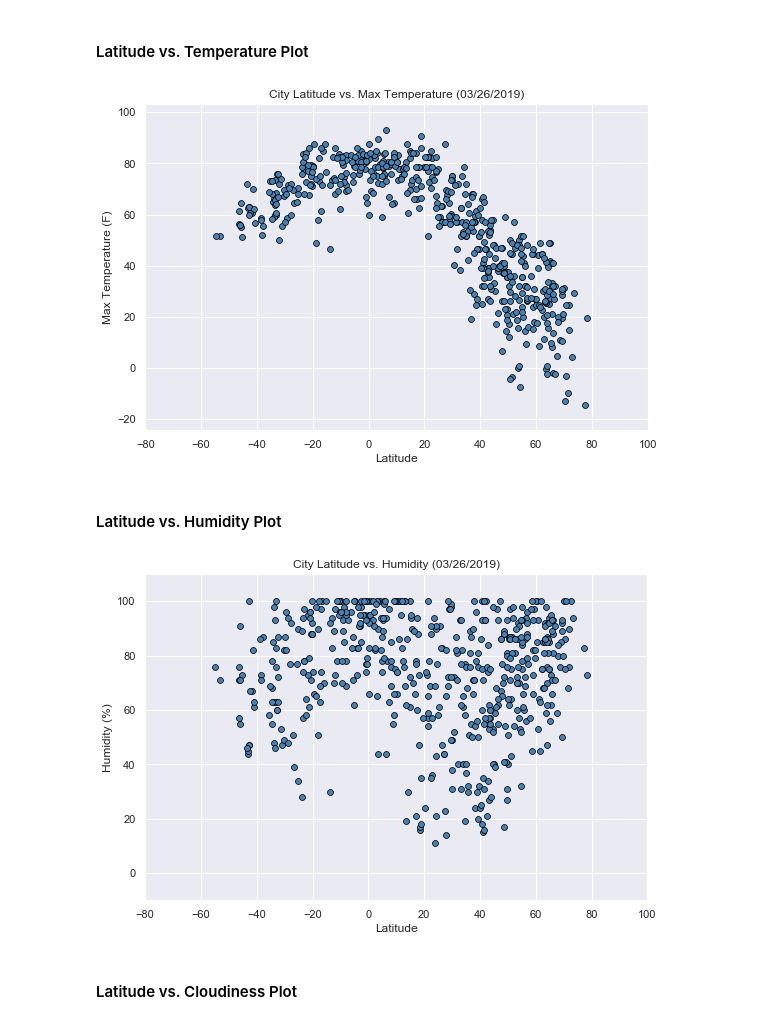
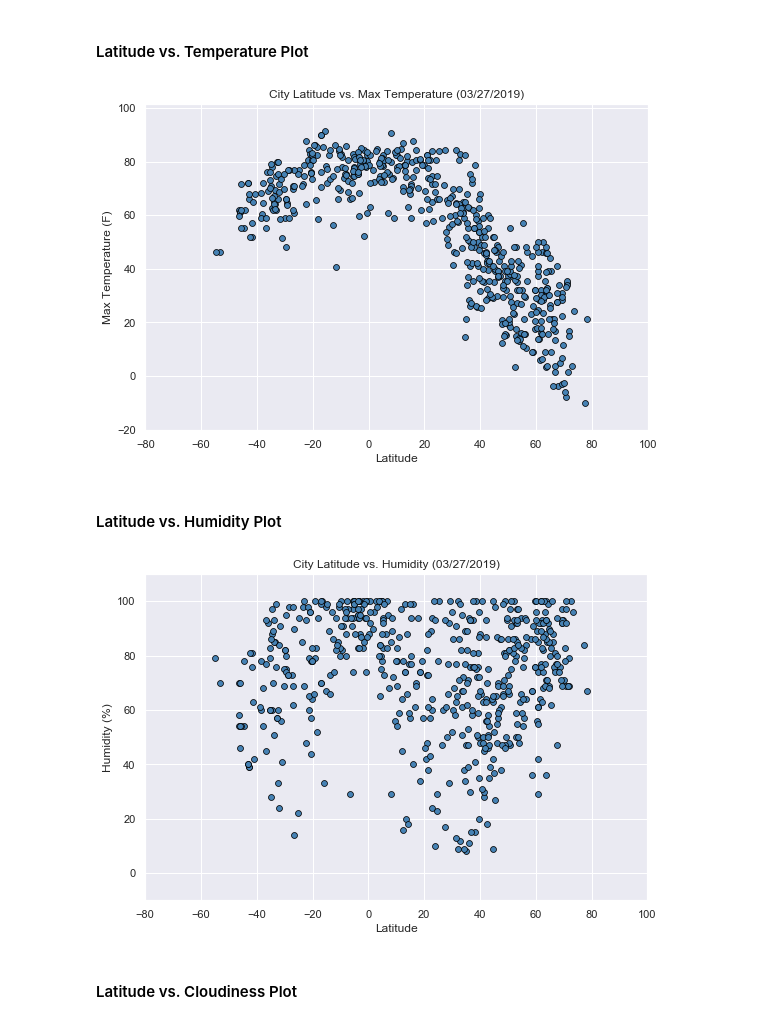
Before and after one commit to valarjeya28/Python-API, a Jupyter notebook: starter_code/WeatherPy.ipynb, the cells around one changed output. Saved outputs shown, nothing was run; the diff lists cells and outputs as text; code cells hidden in the pictures.

```diff
--- a/starter_code/WeatherPy.ipynb
+++ b/starter_code/WeatherPy.ipynb
@@ -194,8 +194,8 @@ plt.scatter(x = city_data_df['Latitude'], y = city_data_df['Max_Temp'],
 
 # Add labeling
 # This extracts the date and returns it in the local time zone
-weather_dt = datetime.fromtimestamp(city_data_df.loc[0,"Date"]).strftime('%m/%d/%Y')
-plt.title(f"City Latitude vs. Max Temperature ({weather_dt})")
+weather_date = datetime.fromtimestamp(city_data_df.loc[0,"Date"]).strftime('%m/%d/%Y')
+plt.title(f"City Latitude vs. Max Temperature ({weather_date})")
 plt.xlabel("Latitude")
 plt.ylabel("Max Temperature (F)")
 
@@ -207,34 +207,34 @@ plt.ylim(min(city_data_df['Max_Temp']) - 10, max(city_data_df['Max_Temp']) + 10)
 plt.savefig("Lat_vs_Max_Temp.png")
 plt.show()
 # %% [output]
-[figure, old version]
+[figure, new version]
 # %% [markdown]
 #### Latitude vs. Humidity Plot
 # %%
 # Set the aesthetic using Seaborn
 sns.set()
 # Increase the size of the figure
 plt.figure(figsize=(9,6))
 
 # Plot the lat vs the max temp
 plt.scatter(x = city_data_df['Latitude'], y = city_data_df['Humidity'],
             linewidths = 0.75, edgecolors = 'black', color = 'steelblue', s=35)
 
 # Add labeling
 # This extracts the date and returns it in the local time zone
-weather_dt = datetime.fromtimestamp(city_data_df.loc[0,"Date"]).strftime('%m/%d/%Y')
-plt.title(f"City Latitude vs. Humidity ({weather_dt})")
+weather_date = datetime.fromtimestamp(city_data_df.loc[0,"Date"]).strftime('%m/%d/%Y')
+plt.title(f"City Latitude vs. Humidity ({weather_date})")
 plt.xlabel("Latitude")
 plt.ylabel("Humidity (%)")
 
 # Modify xlim,ylim
 plt.xlim(-80,100)
 plt.ylim(-10, 110)
 #plt.grid()
 plt.savefig("Lat_vs_Humidity.png")
 plt.show()
 # %% [output]
-[figure, old version]
+[figure, new version]
 # %% [markdown]
 #### Latitude vs. Cloudiness Plot
 # %%
```
Also changed, not shown: parts of 6 cells of this notebook.
